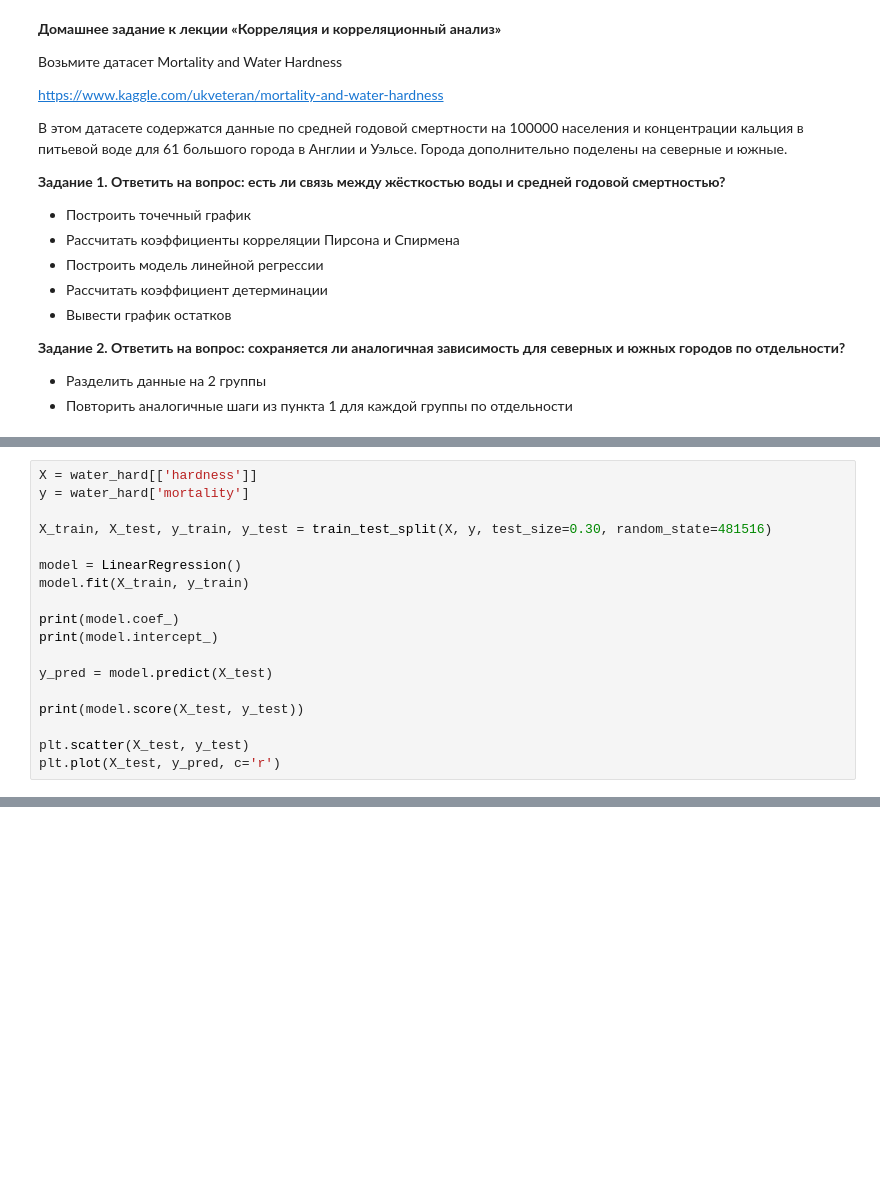
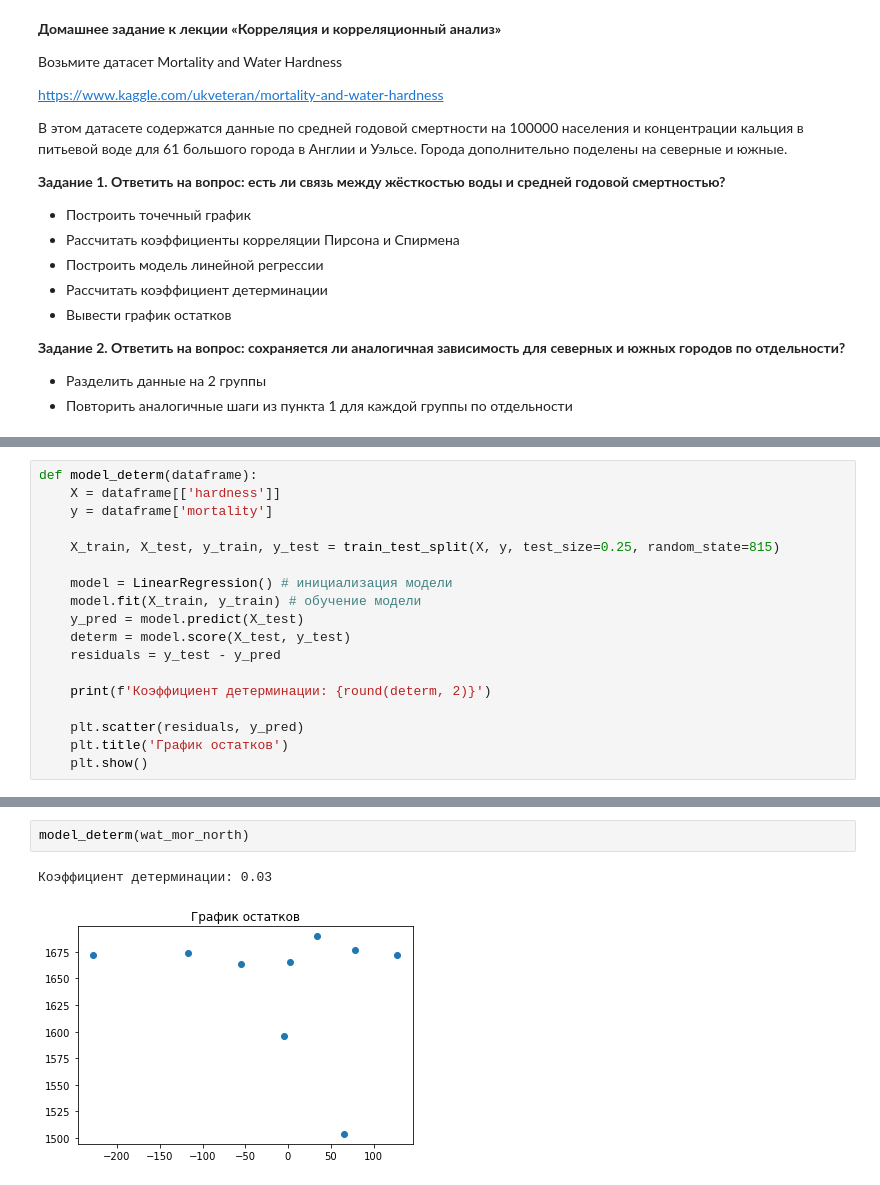
Before and after one commit to artificialflesh/netology_hw, a Jupyter notebook: 03_statistics/hw_04_correlation.ipynb, the cells around one changed output, grey strips where cells are left out. Saved outputs shown, nothing was run; the diff lists cells and outputs as text; blank space fills up the shorter version.

Commit message:
completed the correlation and regression homework

```diff
--- a/03_statistics/hw_04_correlation.ipynb
+++ b/03_statistics/hw_04_correlation.ipynb
@@ -104,18 +93,18 @@ hardness   -0.631665  1.000000
 # %%
-X = water_hard[['hardness']]
-y = water_hard['mortality']
+def model_determ(dataframe):
+    X = dataframe[['hardness']]
+    y = dataframe['mortality']
 
-X_train, X_test, y_train, y_test = train_test_split(X, y, test_size=0.30, random_state=481516)
+    X_train, X_test, y_train, y_test = train_test_split(X, y, test_size=0.25, random_state=815)
 
-model = LinearRegression()
-model.fit(X_train, y_train)
+    model = LinearRegression() # инициализация модели
+    model.fit(X_train, y_train) # обучение модели
+    y_pred = model.predict(X_test)
+    determ = model.score(X_test, y_test)
+    residuals = y_test - y_pred
 
-print(model.coef_)
-print(model.intercept_)
+    print(f'Коэффициент детерминации: {round(determ, 2)}')
 
-y_pred = model.predict(X_test)
-
-print(model.score(X_test, y_test))
-
-plt.scatter(X_test, y_test)
-plt.plot(X_test, y_pred, c='r')
+    plt.scatter(residuals, y_pred)
+    plt.title('График остатков')
+    plt.show()
@@ -184,0 +170,5 @@ plt.plot(X_test, y_pred, c='r')
+# %%
+model_determ(wat_mor_north)
+# %% [output]
+Коэффициент детерминации: 0.03
+[figure, added]
```
Also changed, not shown: parts of 26 cells of this notebook.
